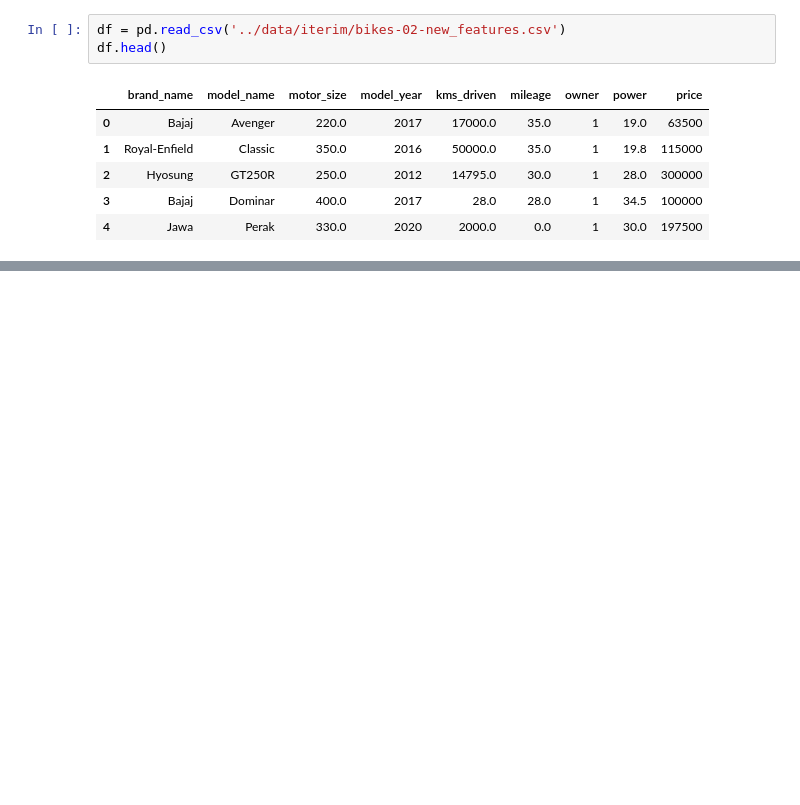
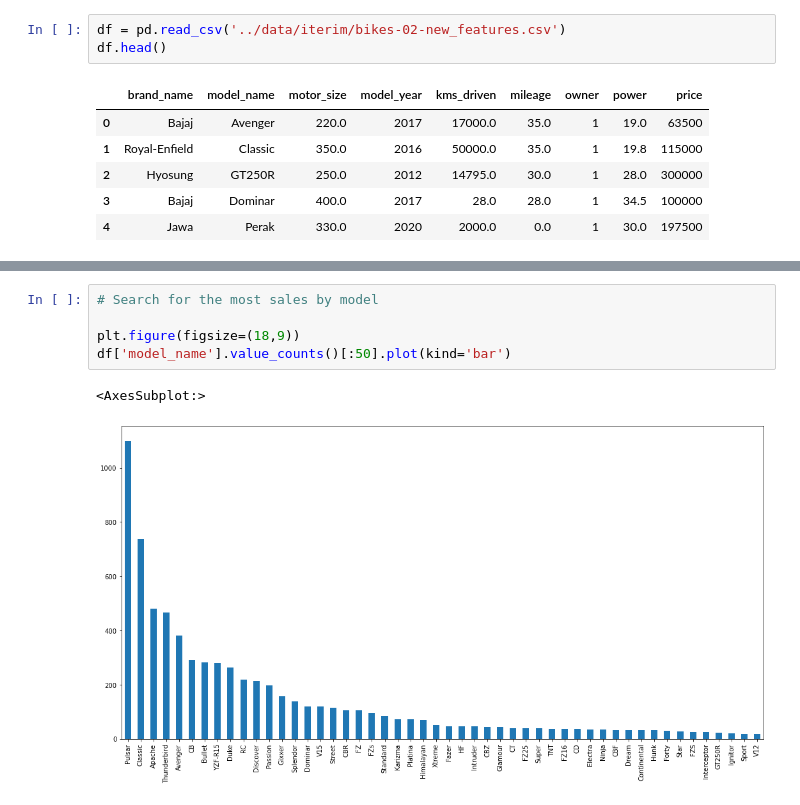
Before and after one commit to alexrods/Used-Bikes-Prices-Indian, a Jupyter notebook: notebooks/2.0-motorcycles-visuzlizations-fix-outliers.ipynb, the cells around one changed output, grey strips where cells are left out. Drawn from its saved outputs; the diff is of its cells as text; blank space fills up the shorter version.

```diff
--- a/notebooks/2.0-motorcycles-visuzlizations-fix-outliers.ipynb
+++ b/notebooks/2.0-motorcycles-visuzlizations-fix-outliers.ipynb
@@ -17,0 +29,8 @@ df.head()
+# %%
+# Search for the most sales by model
+
+plt.figure(figsize=(18,9))
+df['model_name'].value_counts()[:50].plot(kind='bar')
+# %% [output]
+<AxesSubplot:>
+[figure, added]
```
Also changed, not shown: parts of 18 cells of this notebook, 1 other file.
